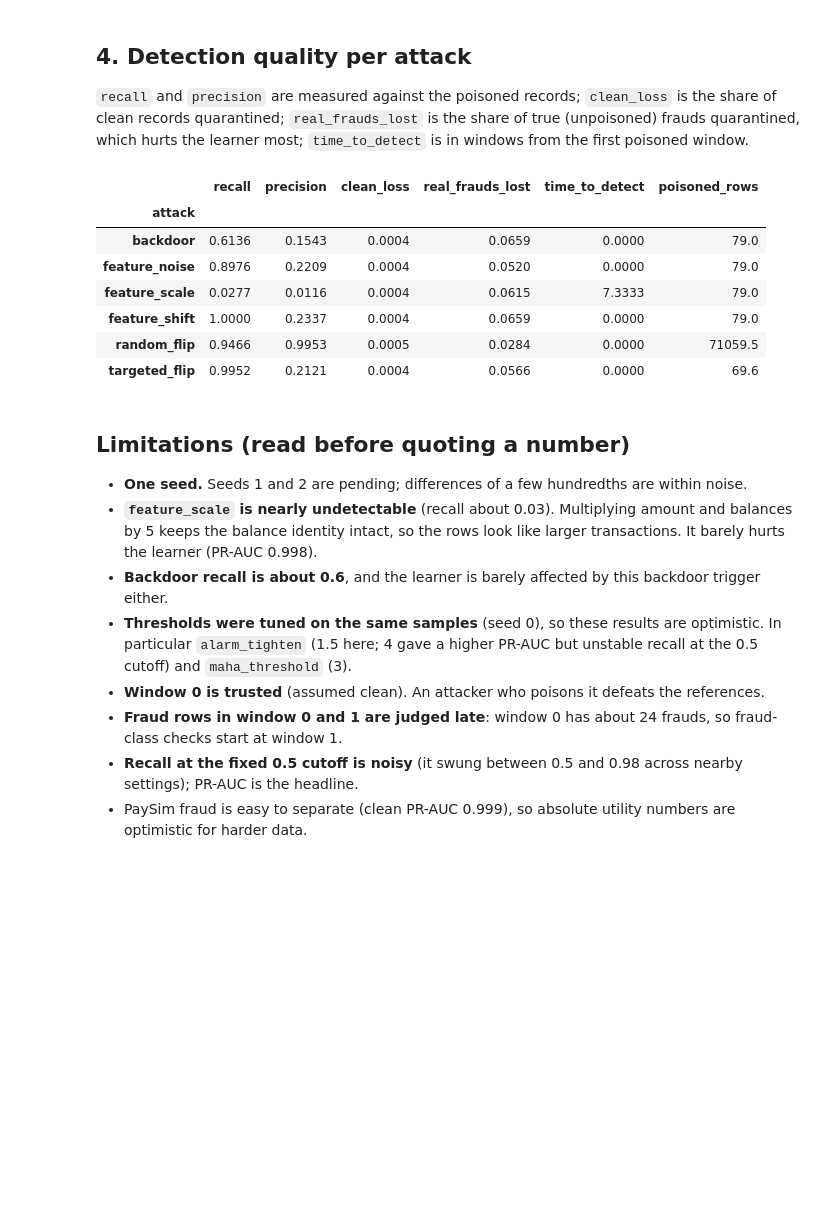
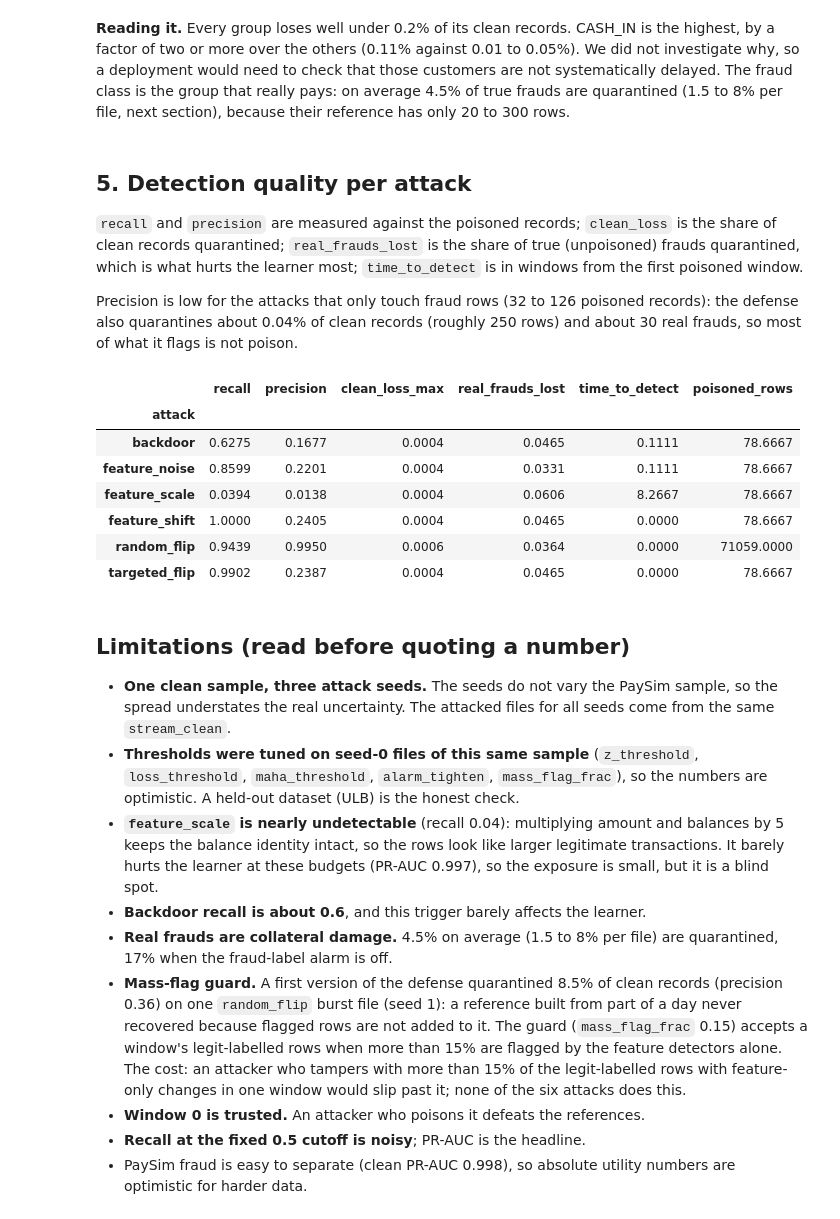
Before and after one commit to tanvishetty1403/streaming-poisoning-robustness, a Jupyter notebook: notebooks/defense_results.ipynb, the cells around one changed output. Saved outputs shown, nothing was run; the diff lists cells and outputs as text; code cells hidden in the pictures; blank space fills up the shorter version.

```diff
--- a/notebooks/defense_results.ipynb
+++ b/notebooks/defense_results.ipynb
@@ -21,13 +24,13 @@ import matplotlib.pyplot as plt
 from pathlib import Path
 
 S = Path("../results/summary") if Path("../results/summary").exists() else Path("results/summary")
-det = pd.read_csv(S / "detection_seed0.csv")
-util = pd.read_csv(S / "utility_seed0.csv")
-abl = pd.read_csv(S / "ablation_seed0.csv")
+util = pd.read_csv(S / "utility.csv")
+det = pd.read_csv(S / "detection.csv")
+abl = pd.read_csv(S / "ablation.csv")
 
 BLUE, ORANGE, INK, MUTED, GRID = "#2a78d6", "#eb6834", "#0b0b0b", "#52514e", "#e4e3df"
 plt.rcParams.update({"font.size": 10, "axes.edgecolor": GRID, "axes.labelcolor": MUTED, "xtick.color": MUTED,
                      "ytick.color": MUTED, "axes.spines.top": False, "axes.spines.right": False,
                      "axes.grid": True, "grid.color": GRID, "grid.linewidth": 0.6, "axes.axisbelow": True})
-print(len(det), "detection rows,", len(util), "utility rows,", len(abl), "ablation rows")
+print(len(util), "utility rows,", len(det), "detection rows,", len(abl), "ablation rows;", util.seed.nunique(), "seeds")
 # %% [output]
@@ -140,33 +165,48 @@ overall clean-record loss: mean 0.037%, max 0.045%
+# %% [markdown]
+**Reading it.** Every group loses well under 0.2% of its clean records. CASH_IN is the highest, by a factor of
+two or more over the others (0.11% against 0.01 to 0.05%). We did not investigate why, so a deployment would need to
+check that those customers are not systematically delayed. The fraud class is the group that really pays: on average
+4.5% of true frauds are quarantined (1.5 to 8% per file, next section), because their reference has only 20 to 300 rows.
 # %% [markdown]
-## 4. Detection quality per attack
+## 5. Detection quality per attack
 
 `recall` and `precision` are measured against the poisoned records; `clean_loss` is the share of clean records
-quarantined; `real_frauds_lost` is the share of true (unpoisoned) frauds quarantined, which hurts the learner most;
-`time_to_detect` is in windows from the first poisoned window.
+quarantined; `real_frauds_lost` is the share of true (unpoisoned) frauds quarantined, which is what hurts the learner
+most; `time_to_detect` is in windows from the first poisoned window.
+
+Precision is low for the attacks that only touch fraud rows (32 to 126 poisoned records): the defense also
+quarantines about 0.04% of clean records (roughly 250 rows) and about 30 real frauds, so most of what it flags is not poison.
 # %%
-t = det.groupby("attack").agg(recall=("recall", "mean"), precision=("precision", "mean"), clean_loss=("clean_loss", "max"),
+t = det.groupby("attack").agg(recall=("recall", "mean"), precision=("precision", "mean"), clean_loss_max=("clean_loss", "max"),
                              real_frauds_lost=("clean_fraud_loss", "mean"), time_to_detect=("time_to_detect", "mean"),
                              poisoned_rows=("n_poisoned", "mean")).round(4)
 t
 # %% [output]
-|  | recall | precision | clean_loss | real_frauds_lost | time_to_detect | poisoned_rows |
+|  | recall | precision | clean_loss_max | real_frauds_lost | time_to_detect | poisoned_rows |
 | attack |  |  |  |  |  |  |
-| backdoor | 0.6136 | 0.1543 | 0.0004 | 0.0659 | 0.0000 | 79.0 |
-| feature_noise | 0.8976 | 0.2209 | 0.0004 | 0.0520 | 0.0000 | 79.0 |
-| feature_scale | 0.0277 | 0.0116 | 0.0004 | 0.0615 | 7.3333 | 79.0 |
-| feature_shift | 1.0000 | 0.2337 | 0.0004 | 0.0659 | 0.0000 | 79.0 |
-| random_flip | 0.9466 | 0.9953 | 0.0005 | 0.0284 | 0.0000 | 71059.5 |
-| targeted_flip | 0.9952 | 0.2121 | 0.0004 | 0.0566 | 0.0000 | 69.6 |
+| backdoor | 0.6275 | 0.1677 | 0.0004 | 0.0465 | 0.1111 | 78.6667 |
+| feature_noise | 0.8599 | 0.2201 | 0.0004 | 0.0331 | 0.1111 | 78.6667 |
+| feature_scale | 0.0394 | 0.0138 | 0.0004 | 0.0606 | 8.2667 | 78.6667 |
+| feature_shift | 1.0000 | 0.2405 | 0.0004 | 0.0465 | 0.0000 | 78.6667 |
+| random_flip | 0.9439 | 0.9950 | 0.0006 | 0.0364 | 0.0000 | 71059.0000 |
+| targeted_flip | 0.9902 | 0.2387 | 0.0004 | 0.0465 | 0.0000 | 78.6667 |
-# %% [markdown]
-## Limitations (read before quoting a number)
-
-- **One seed.** Seeds 1 and 2 are pending; differences of a few hundredths are within noise.
-- **`feature_scale` is nearly undetectable** (recall about 0.03). Multiplying amount and balances by 5 keeps the
-  balance identity intact, so the rows look like larger transactions. It barely hurts the learner (PR-AUC 0.998).
-- **Backdoor recall is about 0.6**, and the learner is barely affected by this backdoor trigger either.
-- **Thresholds were tuned on the same samples** (seed 0), so these results are optimistic. In particular
-  `alarm_tighten` (1.5 here; 4 gave a higher PR-AUC but unstable recall at the 0.5 cutoff) and `maha_threshold` (3).
-- **Window 0 is trusted** (assumed clean). An attacker who poisons it defeats the references.
-- **Fraud rows in window 0 and 1 are judged late**: window 0 has about 24 frauds, so fraud-class checks start at window 1.
-- **Recall at the fixed 0.5 cutoff is noisy** (it swung between 0.5 and 0.98 across nearby settings); PR-AUC is the headline.
-- PaySim fraud is easy to separate (clean PR-AUC 0.999), so absolute utility numbers are optimistic for harder data.
+# %% [markdown]
+## Limitations (read before quoting a number)
+
+- **One clean sample, three attack seeds.** The seeds do not vary the PaySim sample, so the spread understates the
+  real uncertainty. The attacked files for all seeds come from the same `stream_clean`.
+- **Thresholds were tuned on seed-0 files of this same sample** (`z_threshold`, `loss_threshold`, `maha_threshold`,
+  `alarm_tighten`, `mass_flag_frac`), so the numbers are optimistic. A held-out dataset (ULB) is the honest check.
+- **`feature_scale` is nearly undetectable** (recall 0.04): multiplying amount and balances by 5 keeps the
+  balance identity intact, so the rows look like larger legitimate transactions. It barely hurts the learner at
+  these budgets (PR-AUC 0.997), so the exposure is small, but it is a blind spot.
+- **Backdoor recall is about 0.6**, and this trigger barely affects the learner.
+- **Real frauds are collateral damage.** 4.5% on average (1.5 to 8% per file) are quarantined, 17% when the fraud-label alarm is off.
+- **Mass-flag guard.** A first version of the defense quarantined 8.5% of clean records (precision 0.36) on one
+  `random_flip` burst file (seed 1): a reference built from part of a day never recovered because flagged rows are not
+  added to it. The guard (`mass_flag_frac` 0.15) accepts a window's legit-labelled rows when more than 15% are flagged
+  by the feature detectors alone. The cost: an attacker who tampers with more than 15% of the legit-labelled rows
+  with feature-only changes in one window would slip past it; none of the six attacks does this.
+- **Window 0 is trusted.** An attacker who poisons it defeats the references.
+- **Recall at the fixed 0.5 cutoff is noisy**; PR-AUC is the headline.
+- PaySim fraud is easy to separate (clean PR-AUC 0.998), so absolute utility numbers are optimistic for harder data.
```
Also changed, not shown: parts of 18 cells of this notebook, 17 other files.
